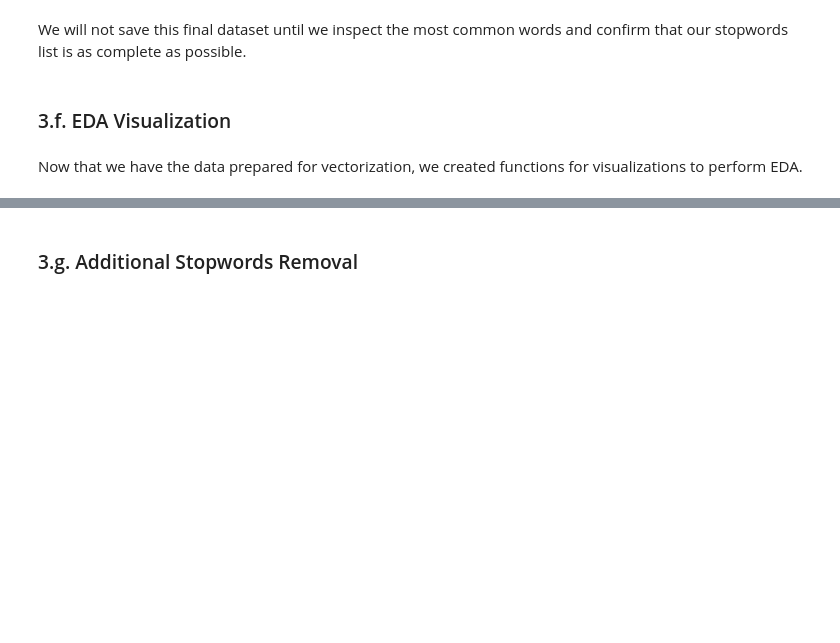
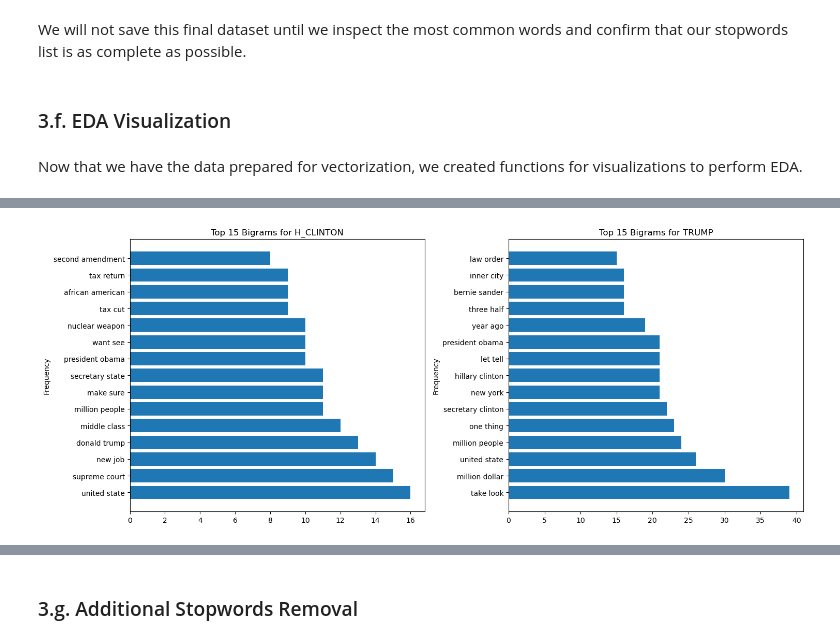
Before and after one commit to natehiatt/presidency_project, a Jupyter notebook: Final.ipynb, the cells around one changed output, grey strips where cells are left out. Saved outputs shown, nothing was run; the diff lists cells and outputs as text; code cells hidden in the pictures; blank space fills up the shorter version.

```diff
--- a/Final.ipynb
+++ b/Final.ipynb
@@ -834,4 +1101,6 @@ plot_speaker_comparison('H_CLINTON', 'TRUMP', result_df)
 # %%
+from nltk import FreqDist, bigrams as bg, trigrams
+from itertools import chain
 def plot_speaker_comparison_bigrams(speaker1, speaker2, df, num_words=15):
     """
     Plot the top 'num_words' bigrams used by two speakers side by side.
@@ -844,34 +1113,36 @@ def plot_speaker_comparison_bigrams(speaker1, speaker2, df, num_words=15):
 
     # Initialize subplots
     fig, axes = plt.subplots(nrows=1, ncols=2, figsize=(15, 6))
 
     # Loop over speakers
     for idx, speaker in enumerate([speaker1, speaker2]):
         # Extract tokens for the speaker
-        token_lists = df[df['Name'] == speaker]['tokens']
+        token_lists = df[df['Name'] == speaker]['list_tokens']
 
         # Create bigrams from the list of tokens
         bigram_list = list(chain(*[bg(token_list) for token_list in token_lists]))
 
         # Create frequency distribution and get top bigrams
         freq_dist = FreqDist(bigram_list)
         top_bigrams = freq_dist.most_common(num_words)
 
         # Extract bigrams and frequencies
         bigrams, frequencies = zip(*top_bigrams)
         bigram_labels = [' '.join(bigram) for bigram in bigrams]
 
         # Plot
         axes[idx].barh(bigram_labels, frequencies)
         axes[idx].set_title(f"Top {num_words} Bigrams for {speaker}")
         axes[idx].tick_params(axis='x')
         axes[idx].set_ylabel("Frequency")
 
     plt.tight_layout()
     plt.show()
 
 # Example usage
 plot_speaker_comparison_bigrams('H_CLINTON', 'TRUMP', result_df)
+# %% [output]
+[figure, added]
 # %%
 def plot_speaker_comparison_trigrams(speaker1, speaker2, df, num_trigrams=10):
     """
```
Also changed, not shown: parts of 78 cells of this notebook, 2 other files.
